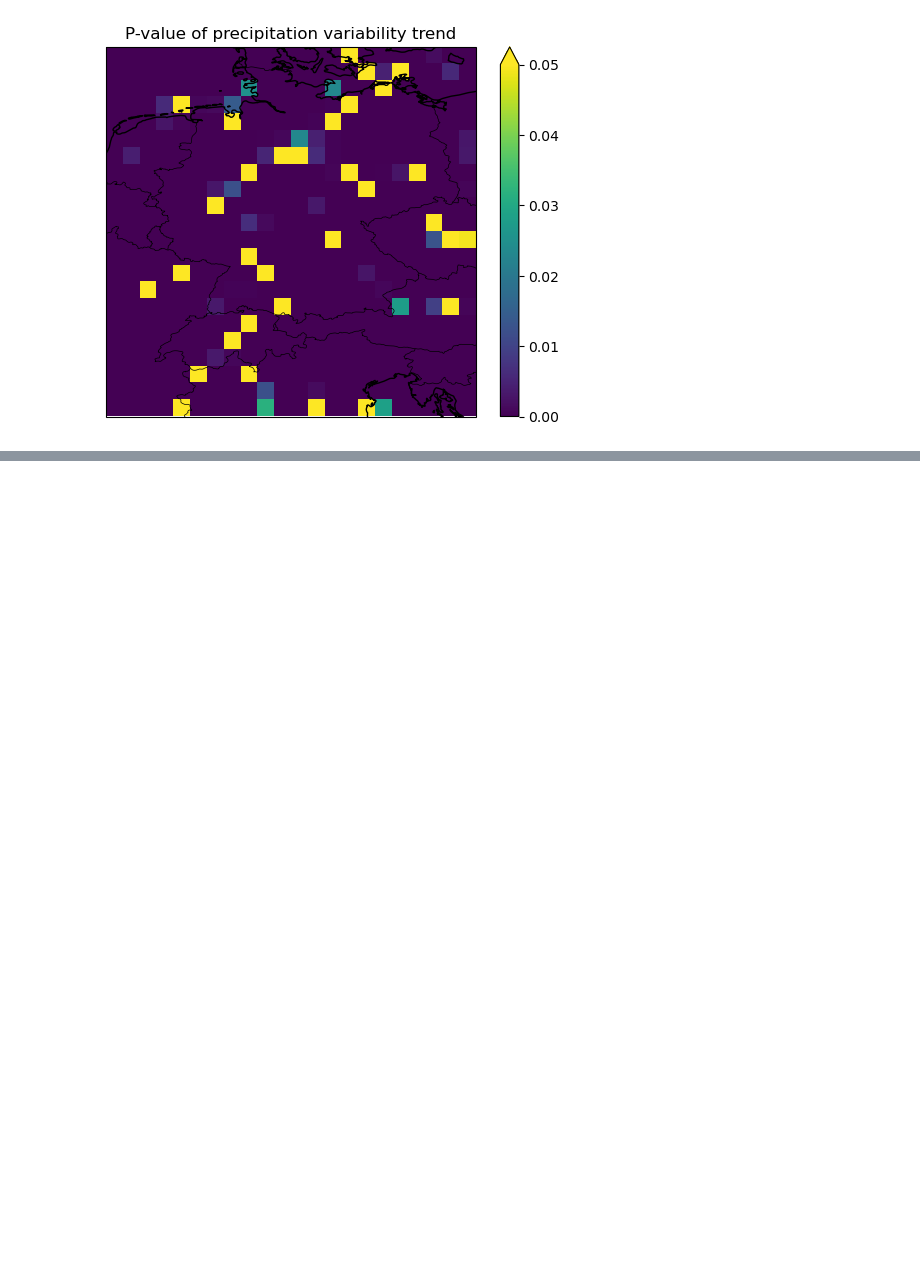
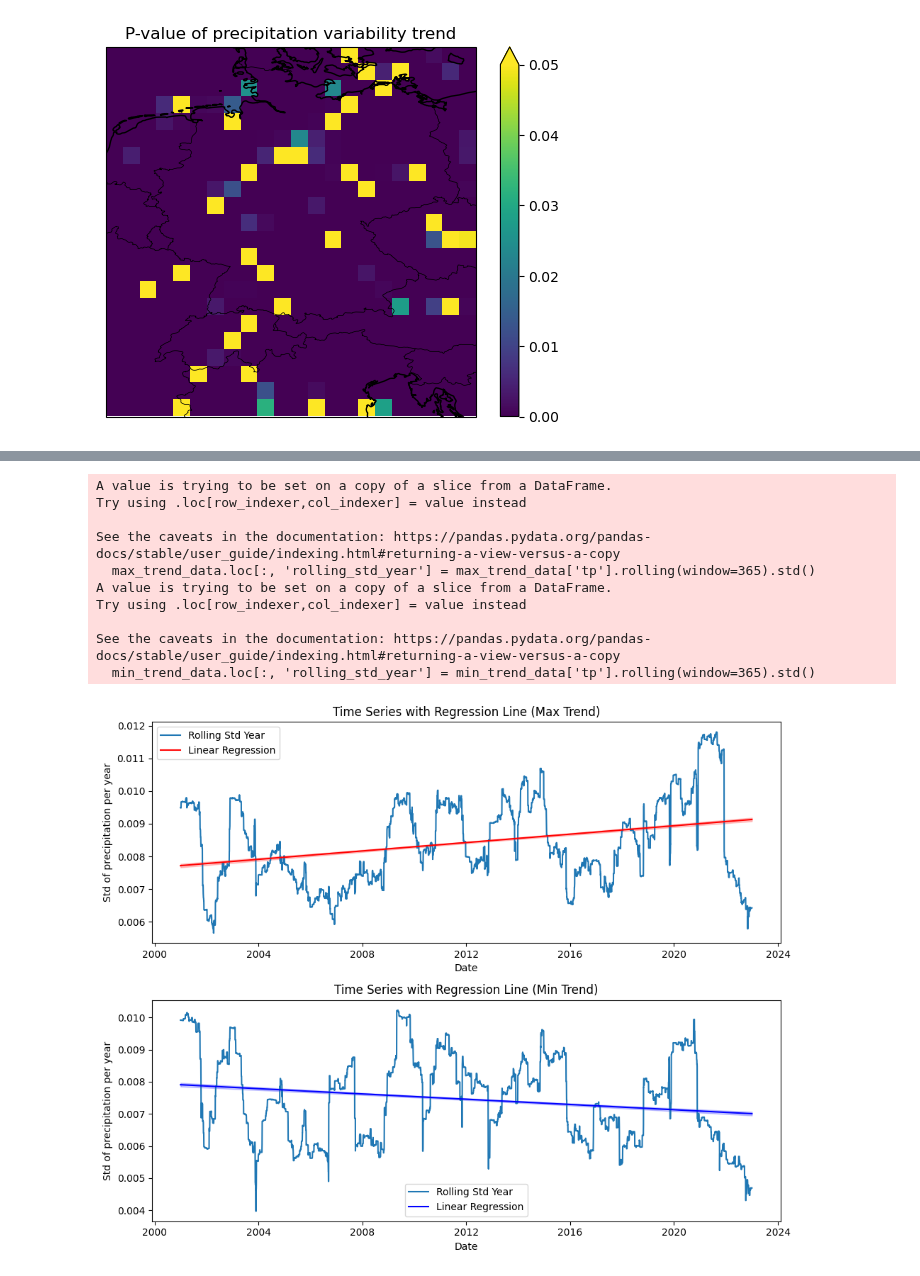
Before and after one commit to JohannaTrost/MSC24-WBM, a Jupyter notebook: analyse_existing_trends.ipynb, the cells around one changed output, grey strips where cells are left out. Cells and saved outputs as stored; diff of their text form; code cells hidden in the pictures; blank space fills up the shorter version.

Commit message:
Strongest pos. and neg. trend added.

```diff
--- a/analyse_existing_trends.ipynb
+++ b/analyse_existing_trends.ipynb
@@ -175,0 +185,77 @@ plt.show()
+# %%
+trends_pdf = pd.DataFrame(trends_df)
+# Get the index of the maximum and minimum trend_coef values
+max_idx = trends_pdf['trend_coef'].idxmax()
+min_idx = trends_pdf['trend_coef'].idxmin()
+
+# Extract latitude and longitude for maximum and minimum trend_coef
+lat_max = trends_pdf.loc[max_idx, 'lat']
+lon_max = trends_pdf.loc[max_idx, 'lon']
+lat_min = trends_pdf.loc[min_idx, 'lat']
+lon_min = trends_pdf.loc[min_idx, 'lon']
+
+max_trend_data = P_data[(P_data['lat'] == lat_max) & (P_data['lon'] == lon_max)]
+min_trend_data = P_data[(P_data['lat'] == lat_min) & (P_data['lon'] == lon_min)]
+
+max_trend_data.loc[:, 'date'] = pd.to_datetime(max_trend_data['date'])
+max_trend_data.set_index('date', inplace=True)
+
+min_trend_data.loc[:, 'date'] = pd.to_datetime(min_trend_data['date'])
+min_trend_data.set_index('date', inplace=True)
+
+max_trend_data.loc[:, 'rolling_std_year'] = max_trend_data['tp'].rolling(window=365).std()
+min_trend_data.loc[:, 'rolling_std_year'] = min_trend_data['tp'].rolling(window=365).std()
+
+# Fit a linear model for max_trend_data
+max_trend_data = max_trend_data.dropna(subset=['rolling_std_year'])
+x_max = np.array(range(len(max_trend_data.index)))
+X_max = sm.add_constant(x_max)
+y_max = max_trend_data['rolling_std_year'].values
+model_max_trend = sm.OLS(y_max, X_max).fit()
+
+# Fit a linear model for min_trend_data
+min_trend_data = min_trend_data.dropna(subset=['rolling_std_year'])
+x_min = np.array(range(len(min_trend_data.index)))
+X_min = sm.add_constant(x_min)
+y_min = min_trend_data['rolling_std_year'].values
+model_min_trend = sm.OLS(y_min, X_min).fit()
+
+# Plot the time series with regression line for both max and min trends
+fig, axes = plt.subplots(2, 1, figsize=(10, 8))
+
+# Plot for max trend
+axes[0].plot(max_trend_data.index, max_trend_data['rolling_std_year'], label='Rolling Std Year')
+axes[0].plot(max_trend_data.index, model_max_trend.predict(X_max), color='red', label='Linear Regression')
+axes[0].fill_between(max_trend_data.index,
+                     model_max_trend.get_prediction(X_max).conf_int()[:, 0],
+                     model_max_trend.get_prediction(X_max).conf_int()[:, 1], color='red', alpha=0.2)
+axes[0].set_title('Time Series with Regression Line (Max Trend)')
+axes[0].set_xlabel('Date')
+axes[0].set_ylabel('Std of precipitation per year')
+axes[0].legend()
+
+# Plot for min trend
+axes[1].plot(min_trend_data.index, min_trend_data['rolling_std_year'], label='Rolling Std Year')
+axes[1].plot(min_trend_data.index, model_min_trend.predict(X_min), color='blue', label='Linear Regression')
+axes[1].fill_between(min_trend_data.index,
+                     model_min_trend.get_prediction(X_min).conf_int()[:, 0],
+                     model_min_trend.get_prediction(X_min).conf_int()[:, 1], color='blue', alpha=0.2)
+axes[1].set_title('Time Series with Regression Line (Min Trend)')
+axes[1].set_xlabel('Date')
+axes[1].set_ylabel('Std of precipitation per year')
+axes[1].legend()
+
+plt.tight_layout()
+plt.show()
+# %% [output]
+A value is trying to be set on a copy of a slice from a DataFrame.
+Try using .loc[row_indexer,col_indexer] = value instead
+
+See the caveats in the documentation: https://pandas.pydata.org/pandas-docs/stable/user_guide/indexing.html#returning-a-view-versus-a-copy
+  max_trend_data.loc[:, 'rolling_std_year'] = max_trend_data['tp'].rolling(window=365).std()
+A value is trying to be set on a copy of a slice from a DataFrame.
+Try using .loc[row_indexer,col_indexer] = value instead
+
+See the caveats in the documentation: https://pandas.pydata.org/pandas-docs/stable/user_guide/indexing.html#returning-a-view-versus-a-copy
+  min_trend_data.loc[:, 'rolling_std_year'] = min_trend_data['tp'].rolling(window=365).std()
+[figure, added]
```
Also changed, not shown: parts of 1 cell of this notebook.
